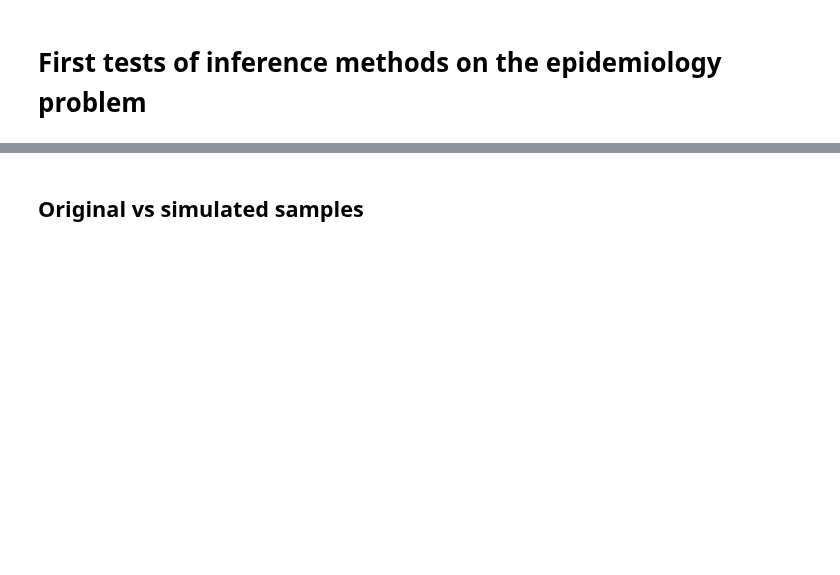
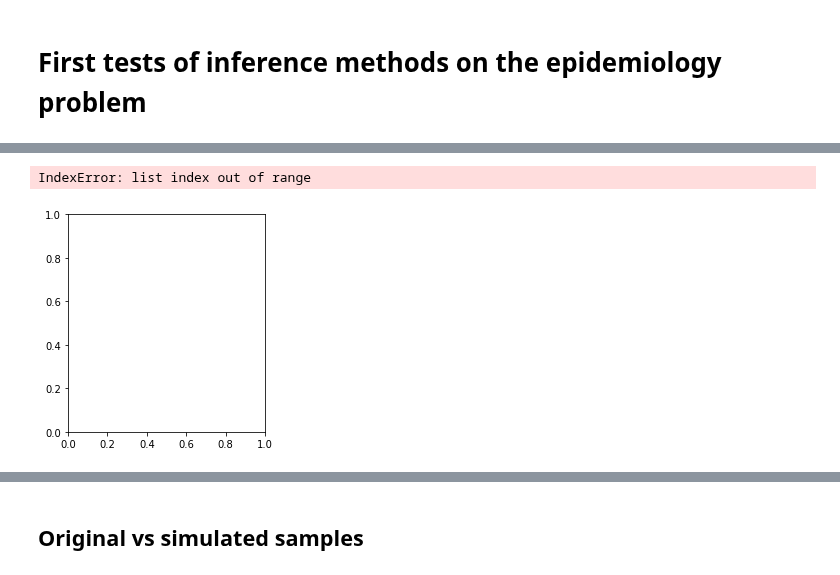
Before and after one commit to johannbrehmer/goldmine, a Jupyter notebook: goldmine/evaluation/epidemiology_performance.ipynb, the cells around one changed output, grey strips where cells are left out. Drawn from its saved outputs; the diff is of its cells as text; code cells hidden in the pictures; blank space fills up the shorter version.

```diff
--- a/goldmine/evaluation/epidemiology_performance.ipynb
+++ b/goldmine/evaluation/epidemiology_performance.ipynb
@@ -14,0 +59,58 @@ method_labels = ['MAF', 'SCANDAL']
+# %%
+fig = plt.figure(figsize=(12,4))
+
+
+
+ax = plt.subplot(1,3,1)
+
+for m, method in enumerate(method_labels):
+    plt.plot(sample_sizes, - expected_log_likelihoods[m],
+             lw=1.5, ls='-', marker='o', ms=5.,
+             label=method)
+
+    plt.legend()
+
+    plt.xlabel('Training sample size')
+    plt.ylabel('Negative log likelihood')
+    plt.ylim(-5.,100.)
+    ax.set_xscale("log", nonposx='clip')
+
+
+
+ax = plt.subplot(1,3,2)
+
+for m, method in enumerate(method_labels):
+    plt.plot(sample_sizes, log_likelihood_mses[m],
+             lw=1.5, ls='-', marker='o', ms=5.,
+             label=method)
+
+    plt.legend()
+
+    plt.xlabel('Training sample size')
+    plt.ylabel('MSE (log likelihood) wrt high-statistics model')
+    plt.ylim(0.,12000)
+    ax.set_xscale("log", nonposx='clip')
+
+
+
+ax = plt.subplot(1,3,3)
+
+for m, method in enumerate(method_labels):
+    plt.plot(sample_sizes, roc_aucs[m],
+             lw=1.5, ls='-', marker='o', ms=5.,
+             label=method)
+
+    plt.legend()
+
+    plt.xlabel('Training sample size')
+    plt.ylabel('ROC AUC between simulator and surrogate samples')
+    #plt.ylim(0.5,1.1)
+    ax.set_xscale("log", nonposx='clip')
+
+
+
+plt.tight_layout()
+plt.show()
+# %% [output]
+IndexError: list index out of range
+[figure, added]
```
Also changed, not shown: parts of 10 cells of this notebook, 4 other files.
